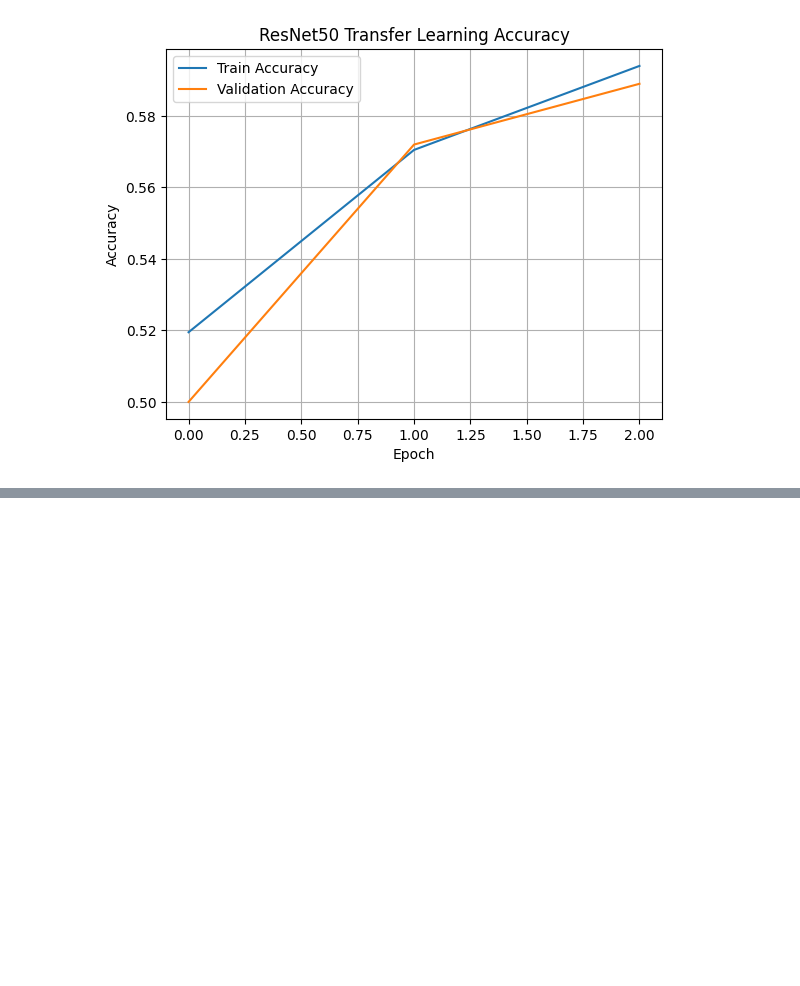
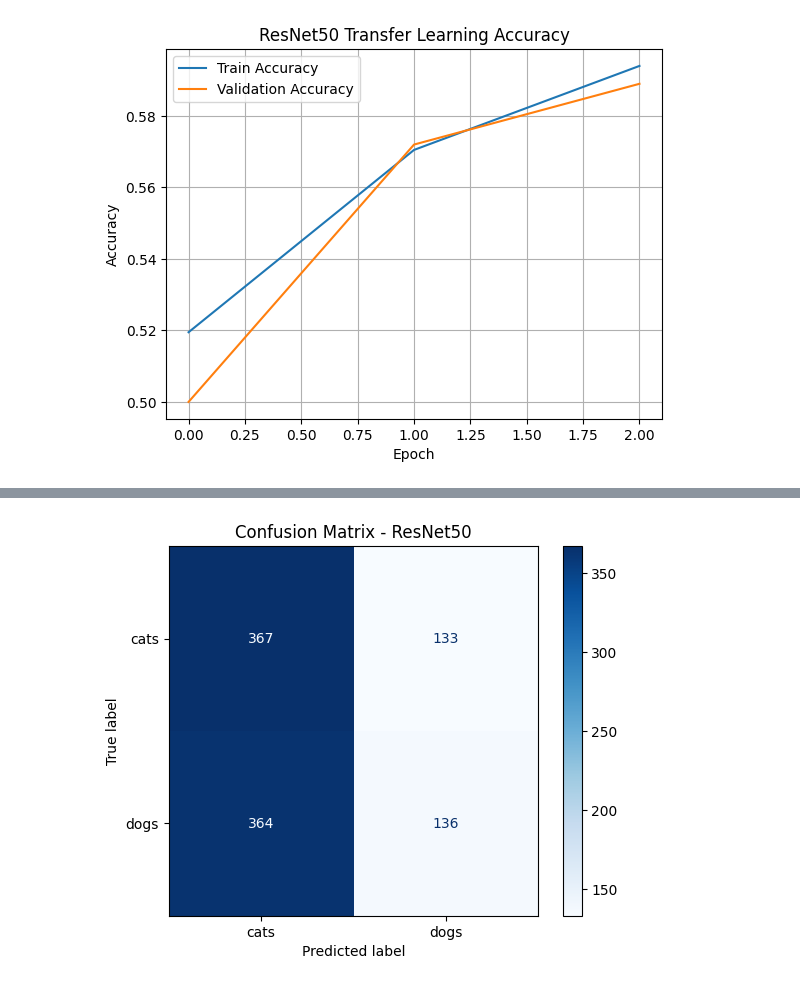
Before and after one commit to Shadabur-Rahaman/30-days-ml-projects, a Jupyter notebook: Day_12_Transfer_Learning_ResNet50_Cleaned/notebooks/Day_12_Transfer_Learning_ResNet50_Cleaned.ipynb, the cells around one changed output, grey strips where cells are left out. Cells and saved outputs as stored; diff of their text form; code cells hidden in the pictures; blank space fills up the shorter version.

```diff
--- a/Day_12_Transfer_Learning_ResNet50_Cleaned/notebooks/Day_12_Transfer_Learning_ResNet50_Cleaned.ipynb
+++ b/Day_12_Transfer_Learning_ResNet50_Cleaned/notebooks/Day_12_Transfer_Learning_ResNet50_Cleaned.ipynb
@@ -109,0 +145,20 @@ plt.show()
+# %%
+import numpy as np
+from sklearn.metrics import confusion_matrix, ConfusionMatrixDisplay
+
+# Get true labels and predictions
+val_gen.reset()
+y_true = val_gen.classes
+y_pred_probs = model.predict(val_gen, verbose=1)
+y_pred = (y_pred_probs > 0.5).astype("int32").flatten()
+
+# Confusion matrix
+cm = confusion_matrix(y_true, y_pred)
+disp = ConfusionMatrixDisplay(confusion_matrix=cm, display_labels=val_gen.class_indices.keys())
+
+# Plot and save
+disp.plot(cmap='Blues')
+plt.title("Confusion Matrix - ResNet50")
+plt.savefig("confusion_matrix_resnet50.png")
+plt.show()
+# %% [output]
@@ -109,0 +166 @@ plt.show()
+[figure, added]
```
Also changed, not shown: parts of 5 cells of this notebook.
